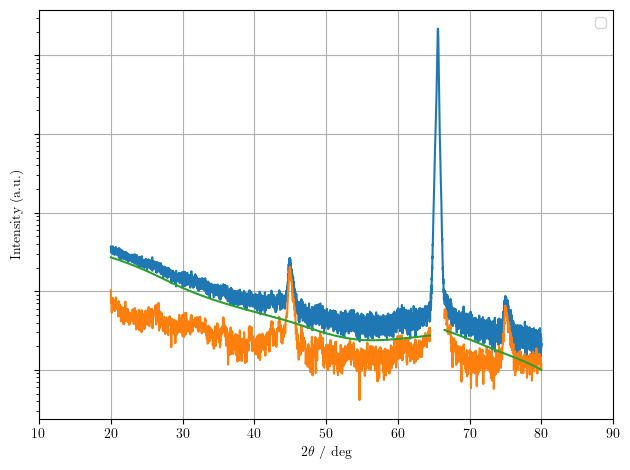
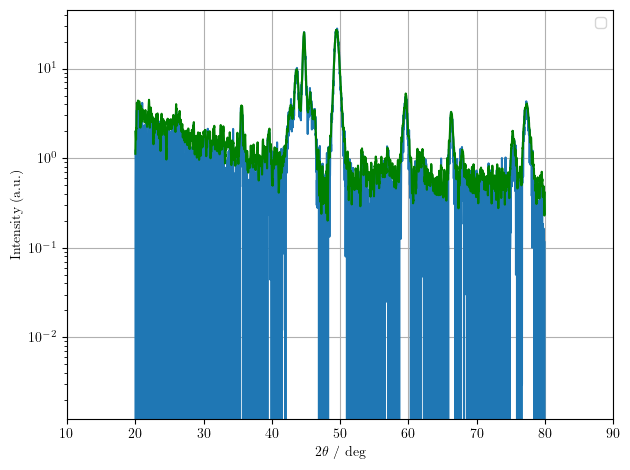
Unified diff of the notebook cell whose output changed from the first chart to the second:
--- before
+++ after
@@ -4,7 +4,7 @@
 # ax.plot(processed_data['Angle'], processed_data['filtered'])
 # ax.plot(processed_data['Angle'], processed_data['baseline'])
-ax.semilogy(processed_data['Angle'], processed_data['filtered'])
-ax.semilogy(processed_data['Angle'], processed_data['baseline'])
-ax.axes.get_yaxis().set_ticklabels([])
+ax.semilogy(processed_data['Angle'], processed_data['filtered'], color='green')
+ax.plot(processed_data['Angle'], processed_data['baseline'], color='red')
+# ax.axes.get_yaxis().set_ticklabels([])
 plt.xlim(10, 90)
 # plt.ylim(0, 30)

Commit: NiGe XRD